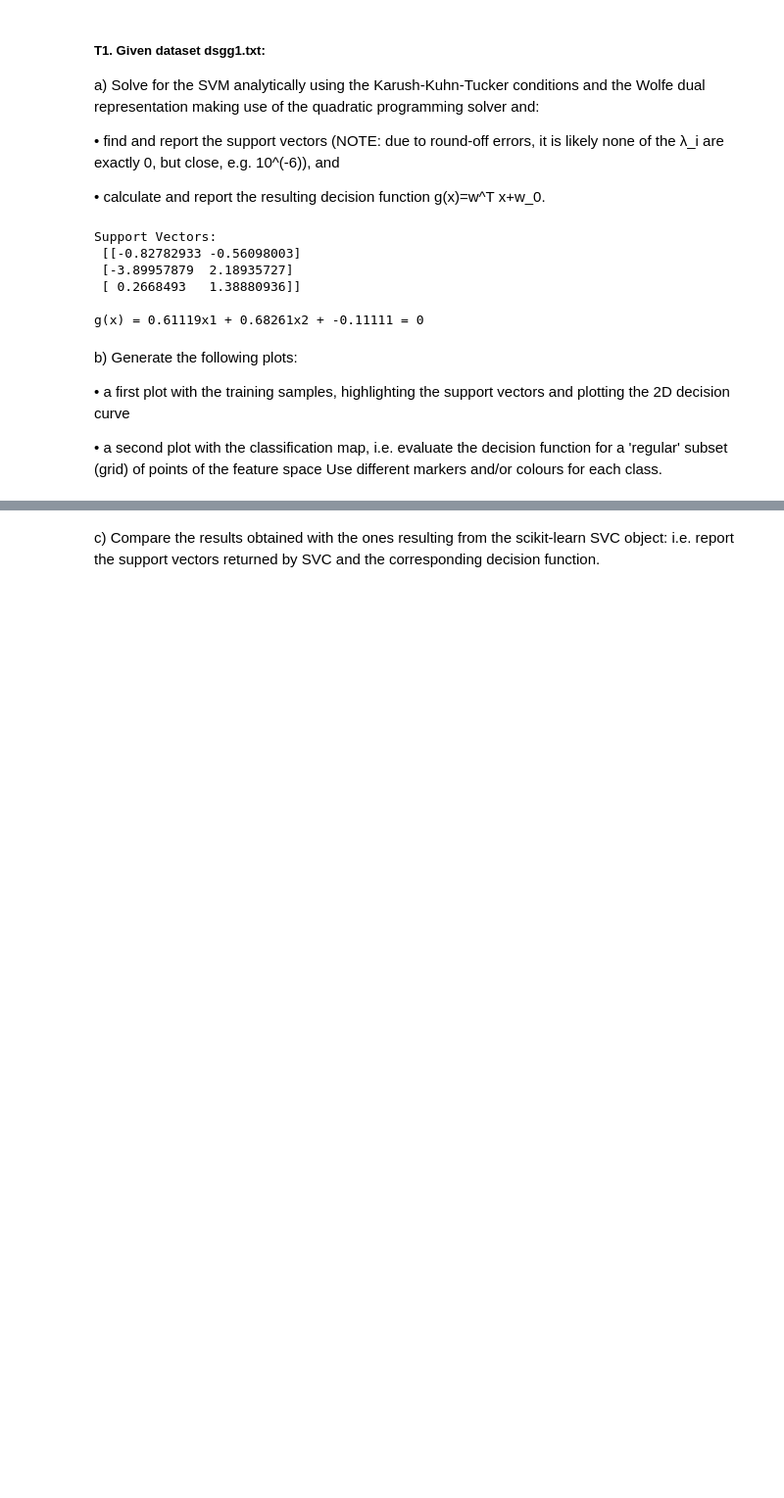
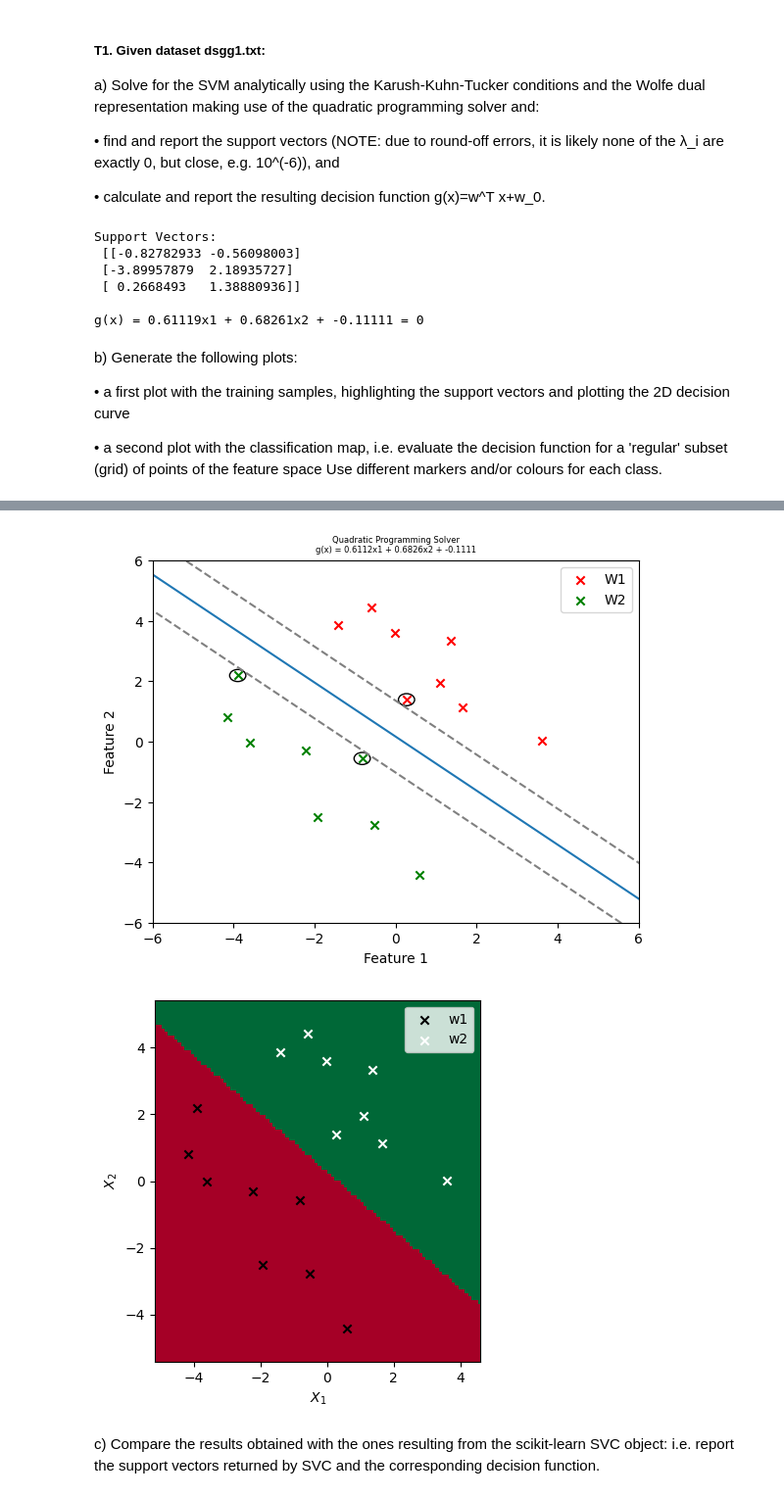
Before and after one commit to pedromartip/Instance-based-learning, a Jupyter notebook: handout_3.ipynb, the cells around one changed output, grey strips where cells are left out. Shown: that part at 98% size. Drawn from its saved outputs; the diff is of its cells as text; code cells hidden in the pictures; blank space fills up the shorter version.

```diff
--- a/handout_3.ipynb
+++ b/handout_3.ipynb
@@ -99,17 +99,17 @@ lm = z.value  #This are landas
 
 '''Support Vectors'''
 index = [i for i, lamb in enumerate(lm) if lamb[0] > 1e-6] #Index of values different of 0
-sv = X[index] #Obtain the support vectors
-print(f"Support Vectors:\n {sv}")
+sv_sqp = X[index] #Obtain the support vectors
+print(f"Support Vectors:\n {sv_sqp}")
 
 '''Decision function'''
 #Calculate w and w0 from landa's values
-w = calculate_w(X,y,lm)
-w0 = calculate_w0(X,y,w,lm)
+w_sqp = calculate_w(X,y,lm)
+w0_sqp = calculate_w0(X,y,w_sqp,lm)
 
 #print(f"w = {(w.round(5))}")
 #print(f"w0 = {(w0.round(5))}")
-print(f'\ng(x) = {w[0].round(5)}x1 + {w[1].round(5)}x2 + {w0[0].round(5)} = 0')
+print(f'\ng(x) = {w_sqp[0].round(5)}x1 + {w_sqp[1].round(5)}x2 + {w0_sqp[0].round(5)} = 0')
 # %% [output]
 Support Vectors:
  [[-0.82782933 -0.56098003]
@@ -208,2 +212,13 @@ plt.show()
+# %%
+'''
+1. commented source code
+2. plot with samples and contour corresponding to the decision function
+3. classification map
+'''
+plot_decision_func(X,y,sv_sqp,w_sqp,w0_sqp,'SQP')
+plot_classification_map(X,w_sqp,w0_sqp,'SQP')
+# %% [output]
+[figure, added]
+[figure, added]
 # %% [markdown]
 c)	Compare the results obtained with the ones resulting from the scikit-learn SVC object: i.e. report the support vectors returned by SVC and the corresponding decision function.
```
Also changed, not shown: parts of 5 cells of this notebook.
